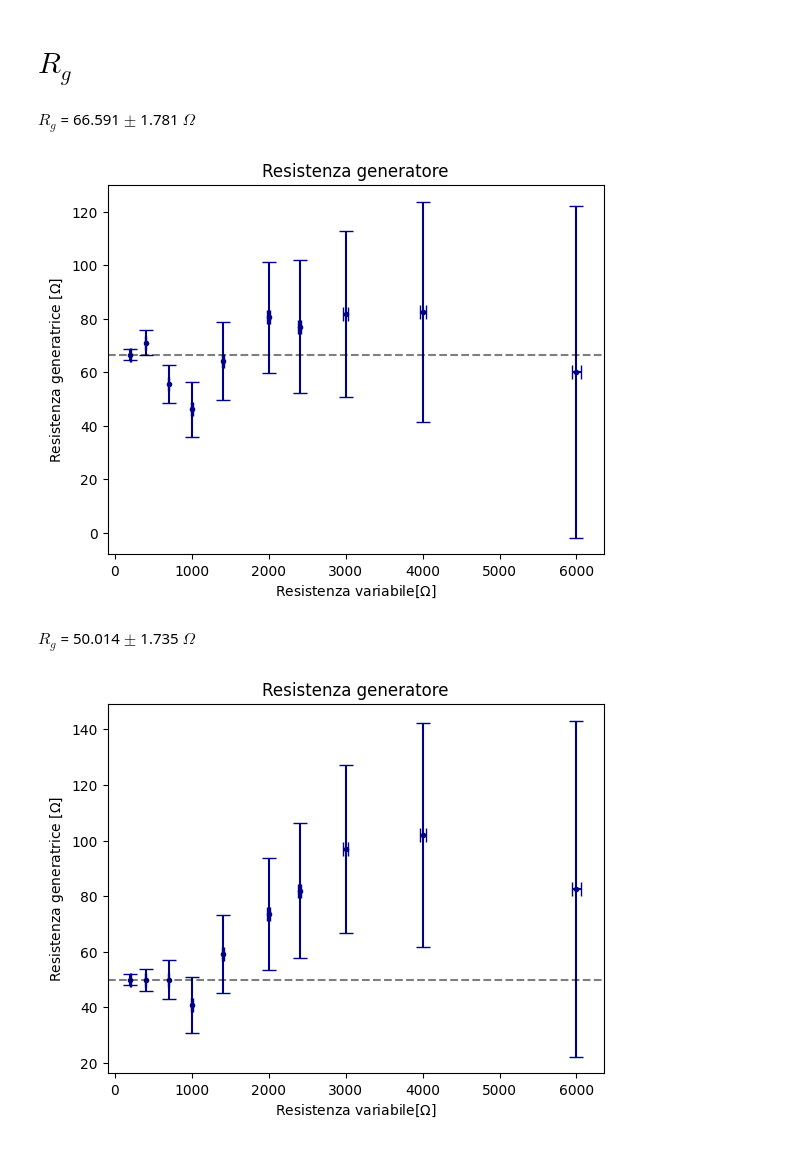
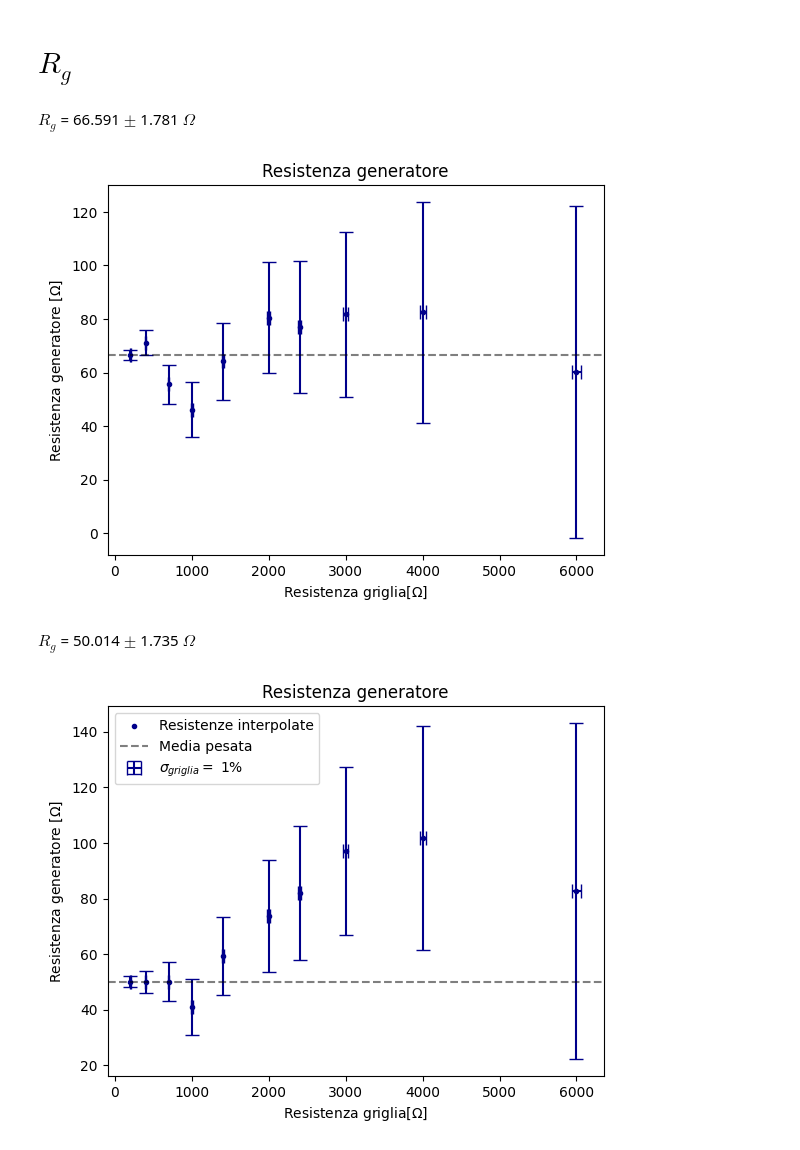
Before and after one commit to Yedi278/Lab2, a Jupyter notebook: Circuiti_2/Rg.ipynb, the cells around one changed output. Cells and saved outputs as stored; diff of their text form; code cells hidden in the pictures.

```diff
--- a/Circuiti_2/Rg.ipynb
+++ b/Circuiti_2/Rg.ipynb
@@ -855,8 +855,8 @@ plt.savefig('imgs/RG/RC_6000_fit.pdf',bbox_inches='tight')
 Rs = [200,400,700,1000,1400,2000,2400,3000,4000,6000]
 xerr = np.array(Rs) * 0.01
 plt.title('Resistenza generatore')
-plt.xlabel('Resistenza variabile[$\Omega$]')
-plt.ylabel('Resistenza generatrice [$\Omega$]')
+plt.xlabel('Resistenza griglia[$\Omega$]')
+plt.ylabel('Resistenza generatore [$\Omega$]')
 plt.scatter(Rs,Rgs, marker='.', color='darkblue')
 plt.errorbar(Rs,Rgs, yerr=Rgs_err, xerr=xerr, fmt='none', c='darkblue', capsize=5)
 
@@ -865,19 +865,21 @@ plt.axhline(y=val, xmin=0.0, xmax=1.0, color='k', linestyle='--', label='Media p
 Latex("$R_g$ = {:.3f} $\pm$ {:.3f} $\Omega$".format(val,err))
 # %% [output]
 $R_g$ = 66.591 $\pm$ 1.781 $\Omega$
-[figure, old version]
+[figure, new version]
 # %%
 Rs = [200,400,700,1000,1400,2000,2400,3000,4000,6000]
 xerr = np.array(Rs) * 0.01
 plt.title('Resistenza generatore')
-plt.xlabel('Resistenza variabile[$\Omega$]')
-plt.ylabel('Resistenza generatrice [$\Omega$]')
+plt.xlabel('Resistenza griglia[$\Omega$]')
+plt.ylabel('Resistenza generatore [$\Omega$]')
 plt.scatter(Rs,Rgs_2, marker='.', color='darkblue')
 plt.errorbar(Rs,Rgs_2, yerr=Rgs_err_2, xerr=xerr, fmt='none', c='darkblue', capsize=5)
 
 val, err = media_pesata(Rgs_2[:3],Rgs_err_2[:3])
 plt.axhline(y=val, xmin=0.0, xmax=1.0, color='k', linestyle='--', label='Media pesata', alpha=0.5)
+plt.legend(['Resistenze interpolate','Media pesata','$\sigma_{griglia} =$ 1%'])
+plt.savefig('imgs/RG/RG.pdf',bbox_inches='tight')
 Latex("$R_g$ = {:.3f} $\pm$ {:.3f} $\Omega$".format(val,err))
 # %% [output]
 $R_g$ = 50.014 $\pm$ 1.735 $\Omega$
-[figure, old version]
+[figure, new version]
```
Also changed, not shown: parts of 4 cells of this notebook, 33 other files.
